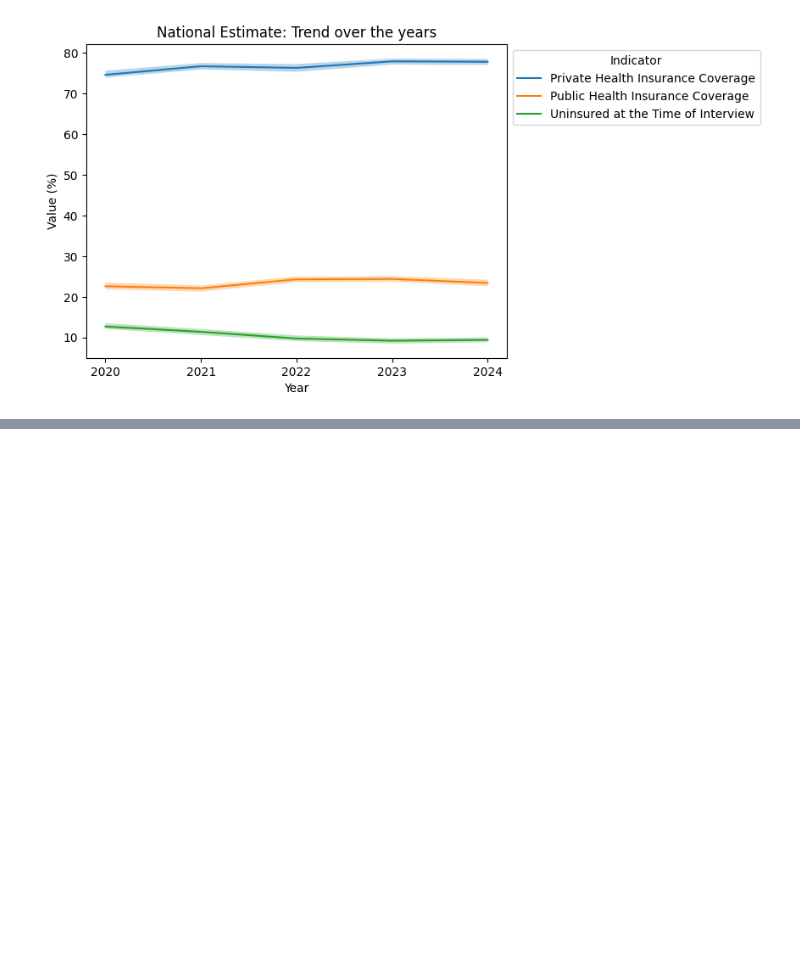
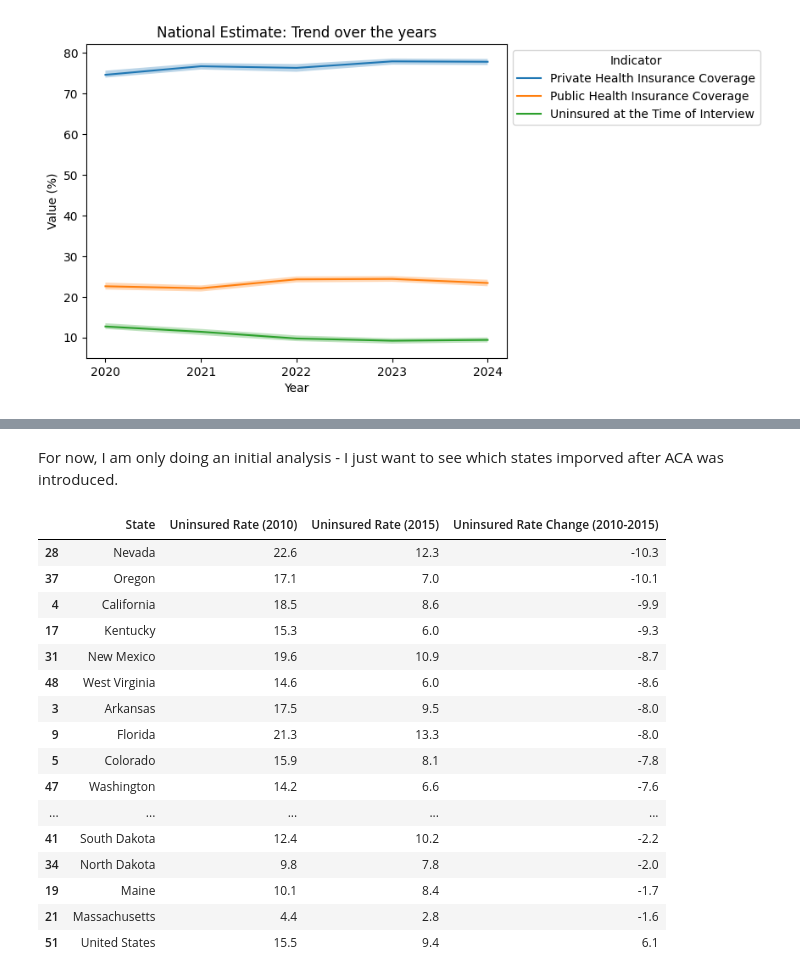
Before and after one commit to parvatijay2901/InsurIQ-Data-RAG-Dashboard, a Jupyter notebook: EDA/N2_Data-analysis.ipynb, the cells around one changed output, grey strips where cells are left out. Drawn from its saved outputs; the diff is of its cells as text; code cells hidden in the pictures; blank space fills up the shorter version.

Commit message:
analyze the before-after by states ACA dataset

```diff
--- a/EDA/N2_Data-analysis.ipynb
+++ b/EDA/N2_Data-analysis.ipynb
@@ -155,0 +158,2 @@ df_demographics_stats = load_dataset('../data/clean/demographics_stats.csv')
+# %%
+df_ACA = load_dataset('../data/clean/states_stats.csv')
@@ -928,0 +962,29 @@ plt.show()
+# %% [markdown]
+For now, I am only doing an initial analysis - I just want to see which states imporved after ACA was introduced.
+# %%
+df_ACA_filtered = df_ACA[["State", "Uninsured Rate (2010)", "Uninsured Rate (2015)", "Uninsured Rate Change (2010-2015)"]]
+
+df_ACA_filtered["Uninsured Rate (2010)"] = df_ACA_filtered["Uninsured Rate (2010)"].str.replace('%', '').astype(float)
+df_ACA_filtered["Uninsured Rate (2015)"] = df_ACA_filtered["Uninsured Rate (2015)"].str.replace('%', '').astype(float)
+df_ACA_filtered["Uninsured Rate Change (2010-2015)"] = df_ACA_filtered["Uninsured Rate Change (2010-2015)"].str.replace('%', '').astype(float)
+
+df_ACA_filtered.sort_values(by="Uninsured Rate Change (2010-2015)", inplace=True)
+df_ACA_filtered
+# %% [output]
+|  | State | Uninsured Rate (2010) | Uninsured Rate (2015) | Uninsured Rate Change (2010-2015) |
+| 28 | Nevada | 22.6 | 12.3 | -10.3 |
+| 37 | Oregon | 17.1 | 7.0 | -10.1 |
+| 4 | California | 18.5 | 8.6 | -9.9 |
+| 17 | Kentucky | 15.3 | 6.0 | -9.3 |
+| 31 | New Mexico | 19.6 | 10.9 | -8.7 |
+| 48 | West Virginia | 14.6 | 6.0 | -8.6 |
+| 3 | Arkansas | 17.5 | 9.5 | -8.0 |
+| 9 | Florida | 21.3 | 13.3 | -8.0 |
+| 5 | Colorado | 15.9 | 8.1 | -7.8 |
+| 47 | Washington | 14.2 | 6.6 | -7.6 |
+| ... | ... | ... | ... | ... |
+| 41 | South Dakota | 12.4 | 10.2 | -2.2 |
+| 34 | North Dakota | 9.8 | 7.8 | -2.0 |
+| 19 | Maine | 10.1 | 8.4 | -1.7 |
+| 21 | Massachusetts | 4.4 | 2.8 | -1.6 |
+| 51 | United States | 15.5 | 9.4 | 6.1 |
```
Also changed, not shown: parts of 5 cells of this notebook.
